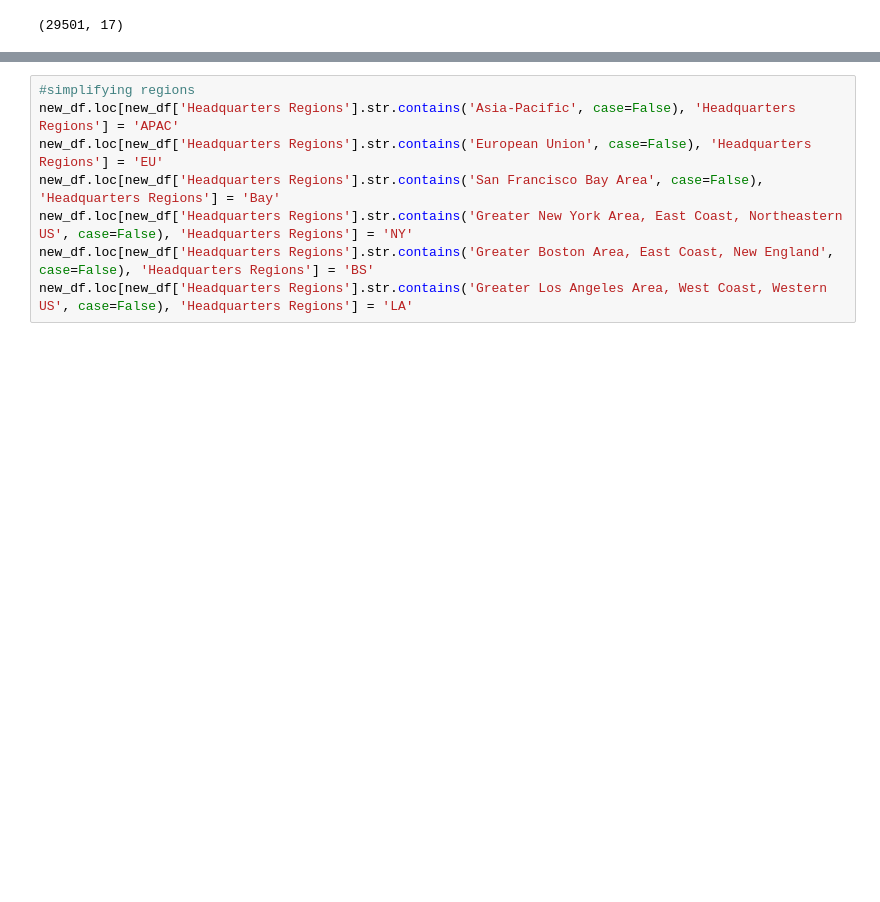
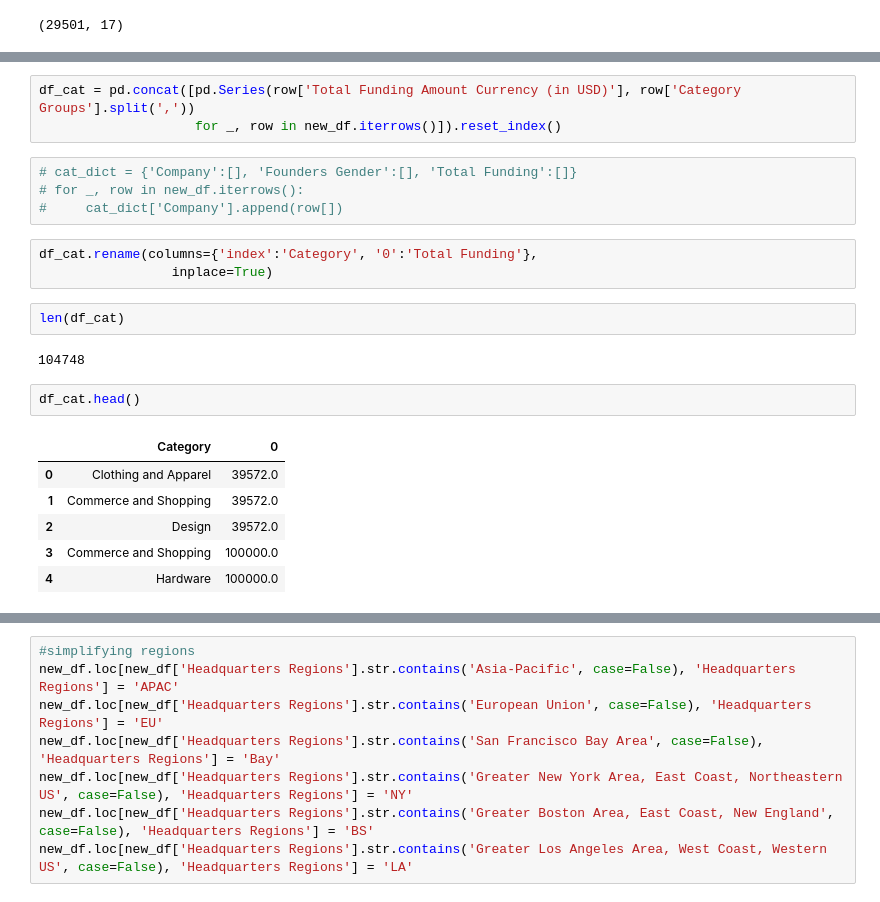
Before and after one commit to kbossou/bias-in-vc, a Jupyter notebook: Data Analysis_II.ipynb, the cells around one changed output, grey strips where cells are left out. Drawn from its saved outputs; the diff is of its cells as text; blank space fills up the shorter version.

```diff
--- a/Data Analysis_II.ipynb
+++ b/Data Analysis_II.ipynb
@@ -97,0 +109,23 @@ Name: Group Gender, dtype: int64
+# %%
+df_cat = pd.concat([pd.Series(row['Total Funding Amount Currency (in USD)'], row['Category Groups'].split(','))
+                    for _, row in new_df.iterrows()]).reset_index()
+# %%
+# cat_dict = {'Company':[], 'Founders Gender':[], 'Total Funding':[]}
+# for _, row in new_df.iterrows():
+#     cat_dict['Company'].append(row[])
+# %%
+df_cat.rename(columns={'index':'Category', '0':'Total Funding'},
+                 inplace=True)
+# %%
+len(df_cat)
+# %% [output]
+104748
+# %%
+df_cat.head()
+# %% [output]
+|  | Category | 0 |
+| 0 | Clothing and Apparel | 39572.0 |
+| 1 | Commerce and Shopping | 39572.0 |
+| 2 | Design | 39572.0 |
+| 3 | Commerce and Shopping | 100000.0 |
+| 4 | Hardware | 100000.0 |
```
Also changed, not shown: parts of 30 cells of this notebook, 3 other files.
